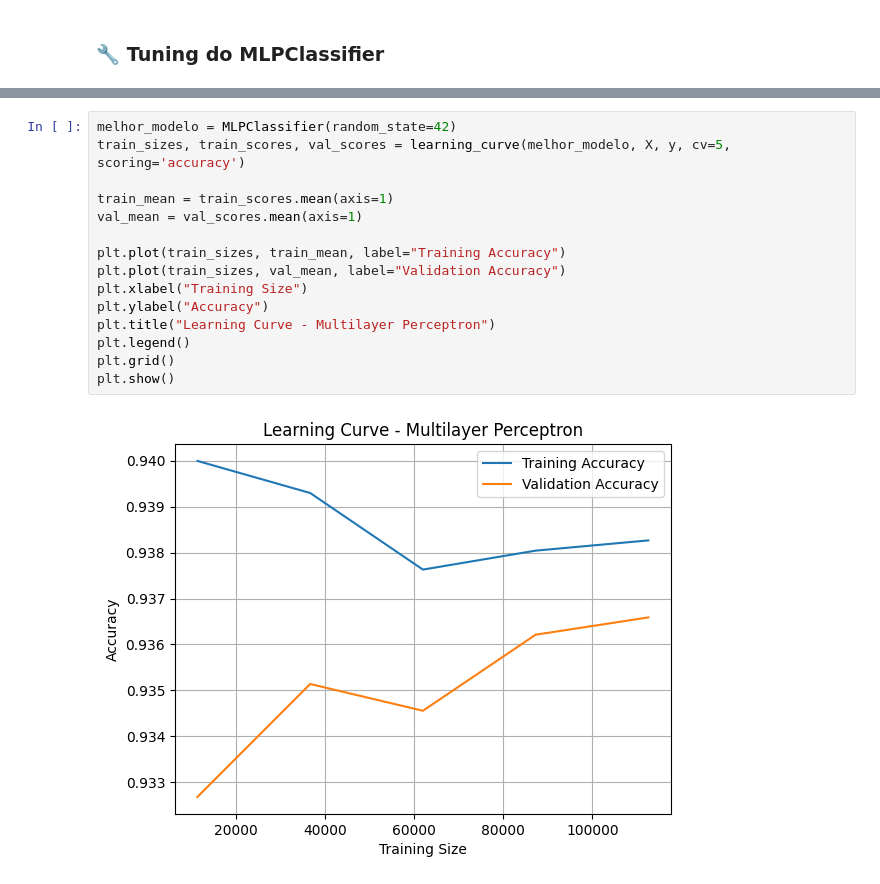
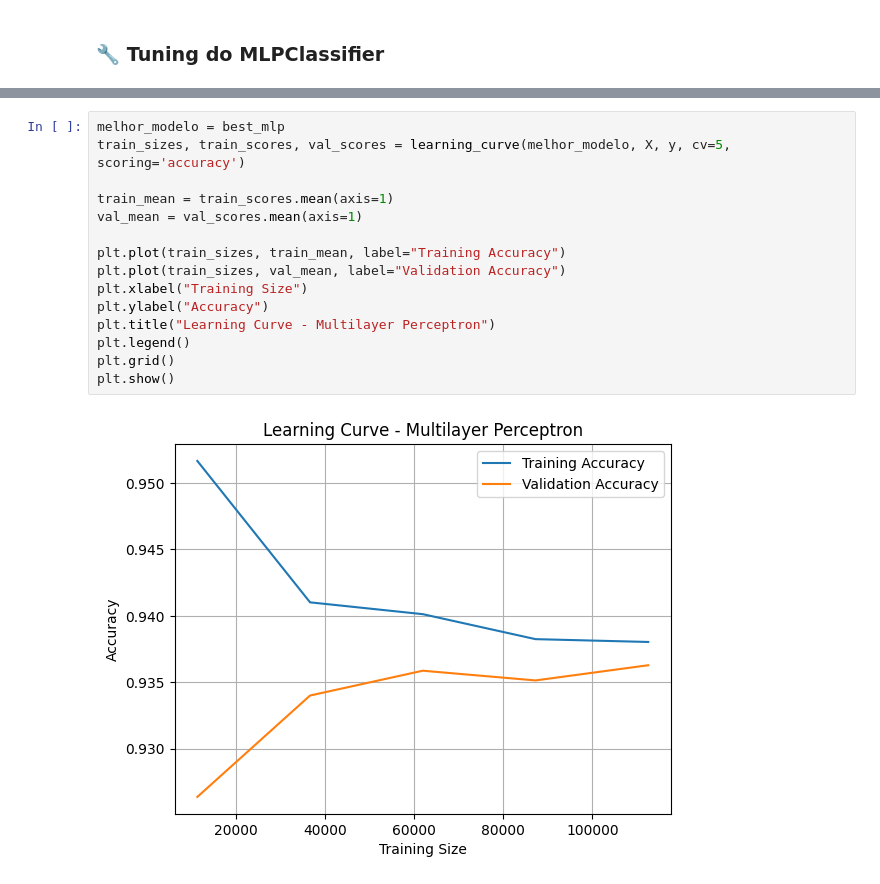
Before and after one commit to franciscoafonso04/IA-Vault, a Jupyter notebook: Project2/mental_health_A2_77.ipynb, the cells around one changed output, grey strips where cells are left out. Saved outputs shown, nothing was run; the diff lists cells and outputs as text.

```diff
--- a/Project2/mental_health_A2_77.ipynb
+++ b/Project2/mental_health_A2_77.ipynb
@@ -617,20 +639,20 @@ Esta análise confirma que o MLP é um modelo robusto e adequado para o problema
 # %%
-melhor_modelo = MLPClassifier(random_state=42)
+melhor_modelo = best_mlp
 train_sizes, train_scores, val_scores = learning_curve(melhor_modelo, X, y, cv=5, scoring='accuracy')
 
 train_mean = train_scores.mean(axis=1)
 val_mean = val_scores.mean(axis=1)
 
 plt.plot(train_sizes, train_mean, label="Training Accuracy")
 plt.plot(train_sizes, val_mean, label="Validation Accuracy")
 plt.xlabel("Training Size")
 plt.ylabel("Accuracy")
 plt.title("Learning Curve - Multilayer Perceptron")
 plt.legend()
 plt.grid()
 plt.show()
 # %% [output]
-[figure, old version]
+[figure, new version]
 # %% [markdown]
 ## ❌ 11. Erro de Treino vs. Erro de Validação
 
```
Also changed, not shown: parts of 16 cells of this notebook.
